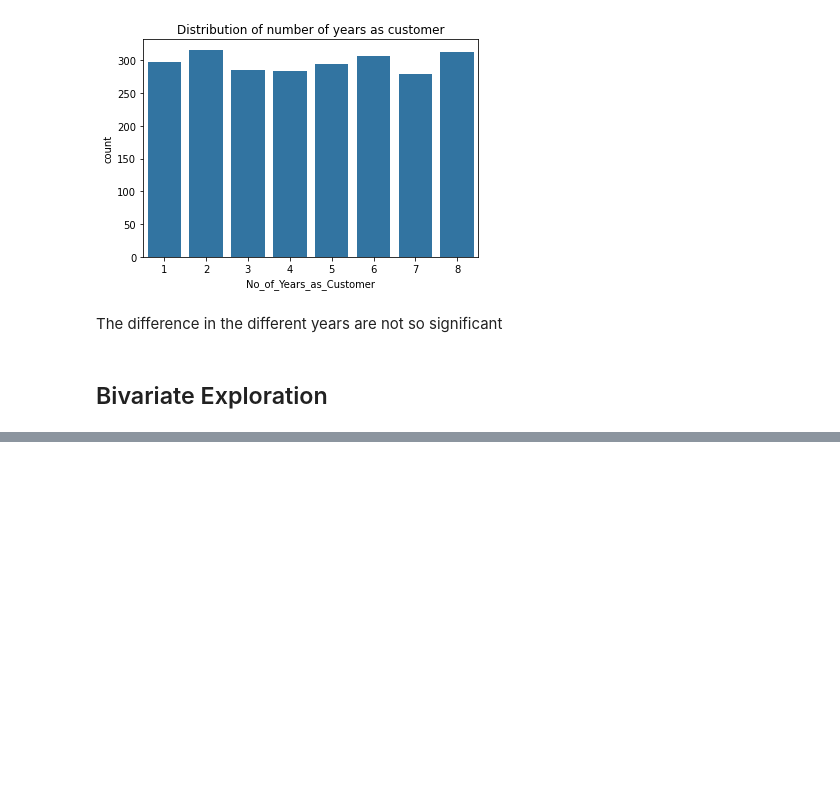
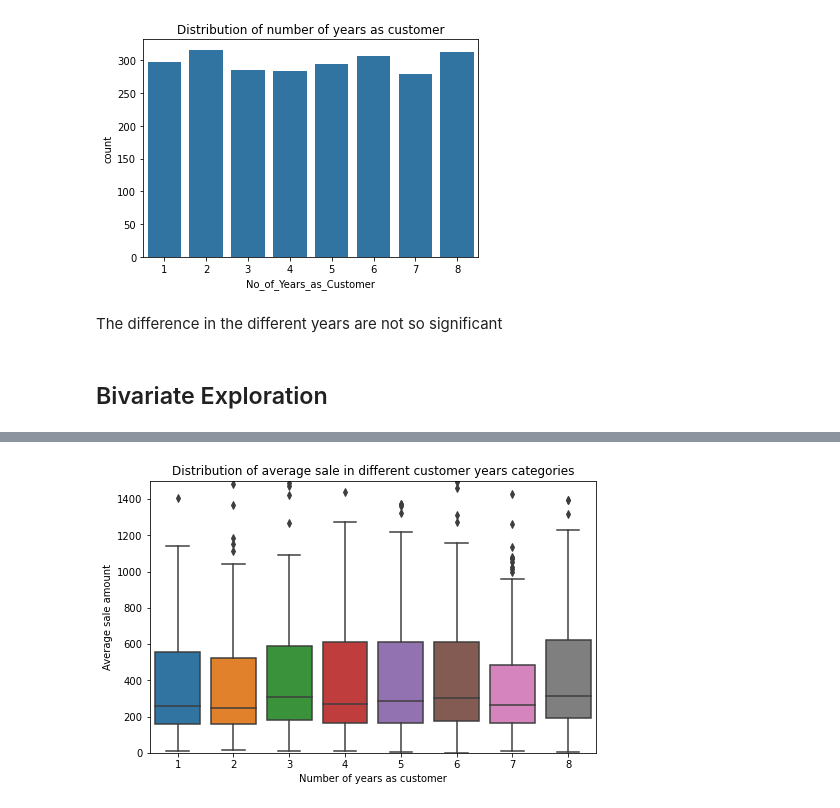
Before and after one commit to AdeVic/p1_customers, a Jupyter notebook: p1_customers.ipynb, the cells around one changed output, grey strips where cells are left out. Cells and saved outputs as stored; diff of their text form; code cells hidden in the pictures; blank space fills up the shorter version.

```diff
--- a/p1_customers.ipynb
+++ b/p1_customers.ipynb
@@ -353,0 +360,10 @@ The difference in the different years are not so significant
+# %%
+
+plt.figure(figsize=(8,5))
+sns.boxplot(data=cust_df, x='No_of_Years_as_Customer', y='Avg_Sale_Amount')
+plt.ylim(0,1500)
+plt.xlabel('Number of years as customer')
+plt.ylabel('Average sale amount')
+plt.title('Distribution of average sale in different customer years categories');
+# %% [output]
+[figure, added]
```
Also changed, not shown: parts of 20 cells of this notebook.
